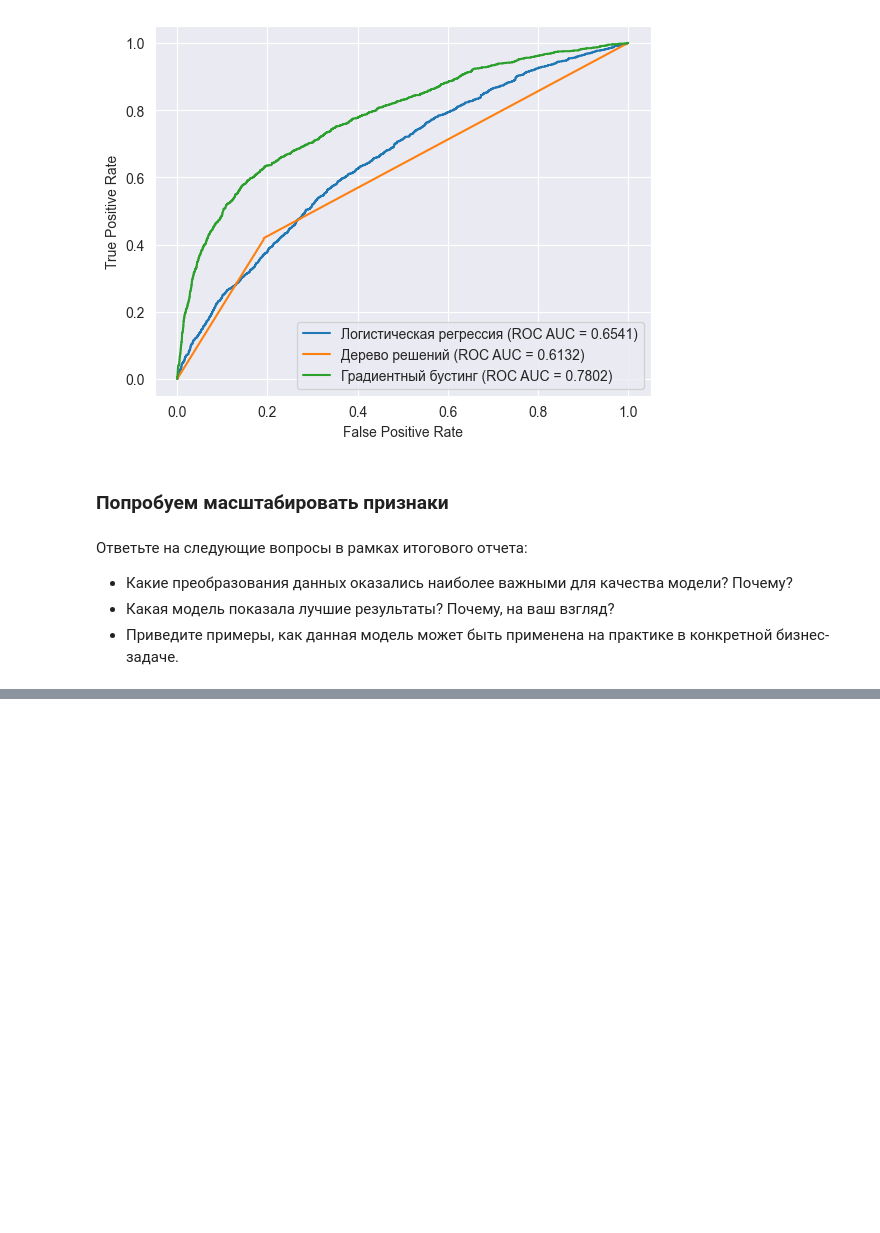
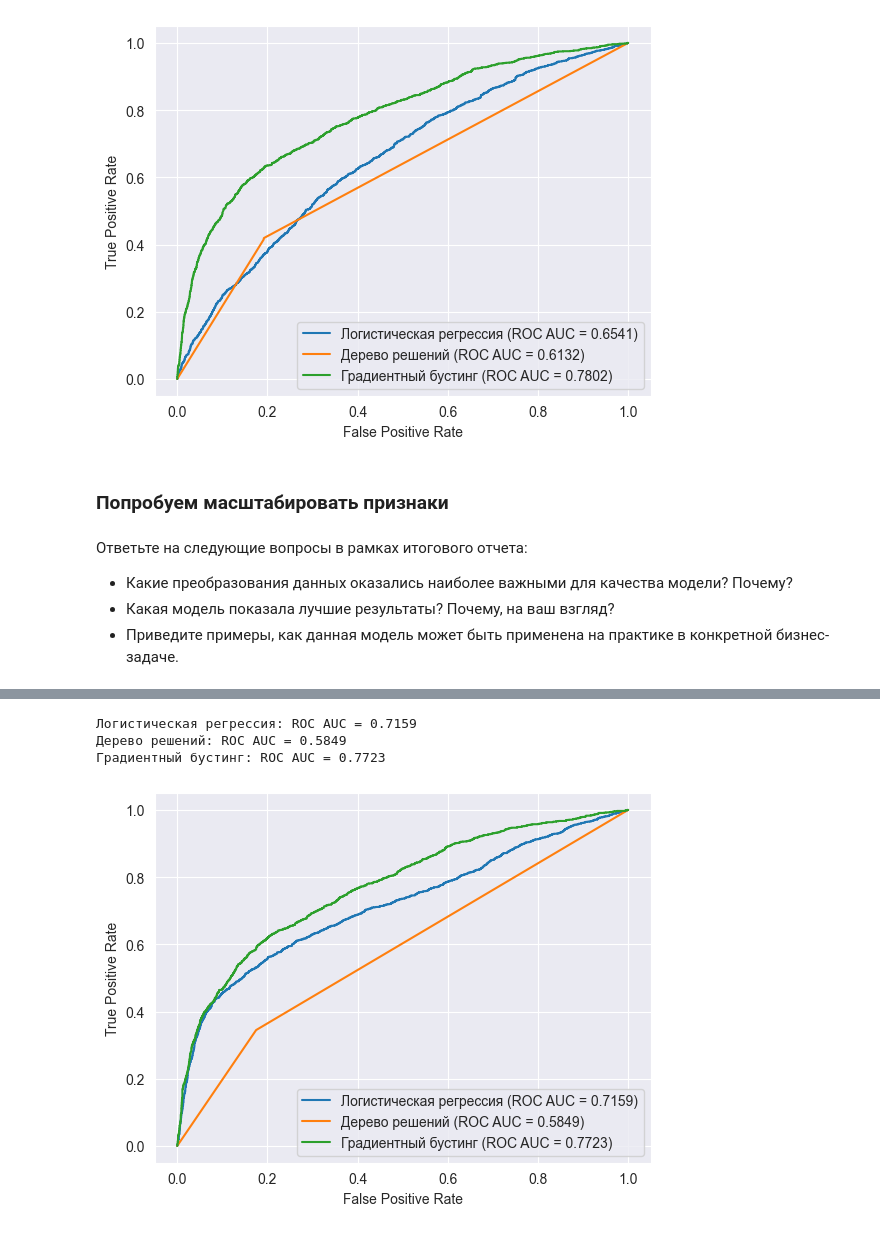
Before and after one commit to kudrmax/ml-hse-hw, a Jupyter notebook: hw2/solution.ipynb, the cells around one changed output, grey strips where cells are left out. Cells and saved outputs as stored; diff of their text form; code cells hidden in the pictures; blank space fills up the shorter version.

```diff
--- a/hw2/solution.ipynb
+++ b/hw2/solution.ipynb
@@ -450,3 +448,22 @@ y_test = StandardScaler().fit_transform(y_test)
    - Какие преобразования данных оказались наиболее важными для качества модели? Почему?
    - Какая модель показала лучшие результаты? Почему, на ваш взгляд?
    - Приведите примеры, как данная модель может быть применена на практике в конкретной бизнес-задаче.
+# %%
+# классификаторы
+logistic_regression_cls = LogisticRegression(random_state=42)
+decision_tree_cls = DecisionTreeClassifier(random_state=42)
+boost_cls = GradientBoostingClassifier(random_state=42)
+
+# обучение модели
+logistic_regression_cls.fit(X_train, y_train)
+decision_tree_cls.fit(X_train, y_train)
+boost_cls.fit(X_train, y_train)
+
+# предсказание результатов
+y_pred_log = logistic_regression_cls.predict(X_test)
+y_pred_tree = decision_tree_cls.predict(X_test)
+y_pred_boost = decision_tree_cls.predict(X_test)
+
+y_pred_proba_log = logistic_regression_cls.predict_proba(X_test)[:, 1]
+y_pred_proba_tree = decision_tree_cls.predict_proba(X_test)[:, 1]
+y_pred_proba_boost = decision_tree_cls.predict_proba(X_test)[:, 1]
@@ -452,0 +486,27 @@ y_test = StandardScaler().fit_transform(y_test)
+# %%
+from sklearn.metrics import auc
+
+fpr_log, tpr_log, _ = roc_curve(y_test, logistic_regression_cls.predict_proba(X_test)[:, 1])
+fpr_tree, tpr_tree, _ = roc_curve(y_test, decision_tree_cls.predict_proba(X_test)[:, 1])
+fpr_boost, tpr_boost, _ = roc_curve(y_test, boost_cls.predict_proba(X_test)[:, 1])
+
+roc_auc_log = auc(fpr_log, tpr_log)
+roc_auc_tree = auc(fpr_tree, tpr_tree)
+roc_auc_boost = auc(fpr_boost, tpr_boost)
+
+print(f"Логистическая регрессия: ROC AUC = {roc_auc_log:.4f}")
+print(f"Дерево решений: ROC AUC = {roc_auc_tree:.4f}")
+print(f"Градиентный бустинг: ROC AUC = {roc_auc_boost:.4f}")
+
+plt.plot(fpr_log, tpr_log, label=f"Логистическая регрессия (ROC AUC = {auc(fpr_log, tpr_log):.4f})")
+plt.plot(fpr_tree, tpr_tree, label=f"Дерево решений (ROC AUC = {auc(fpr_tree, tpr_tree):.4f})")
+plt.plot(fpr_boost, tpr_boost, label=f"Градиентный бустинг (ROC AUC = {auc(fpr_boost, tpr_boost):.4f})")
+plt.xlabel("False Positive Rate")
+plt.ylabel("True Positive Rate")
+plt.legend()
+plt.show()
+# %% [output]
+Логистическая регрессия: ROC AUC = 0.7159
+Дерево решений: ROC AUC = 0.5849
+Градиентный бустинг: ROC AUC = 0.7723
+[figure, added]
```
Also changed, not shown: parts of 4 cells of this notebook, 4 other files.
